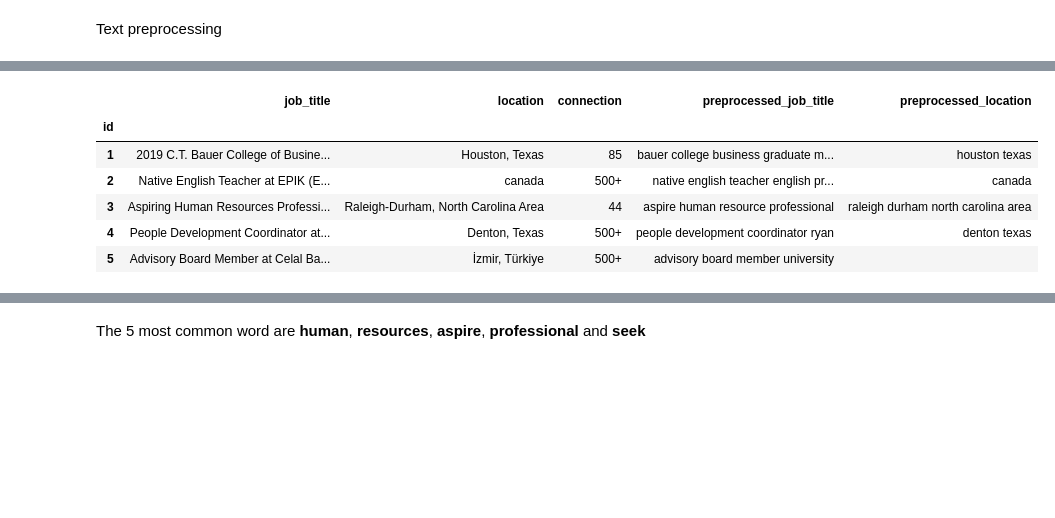
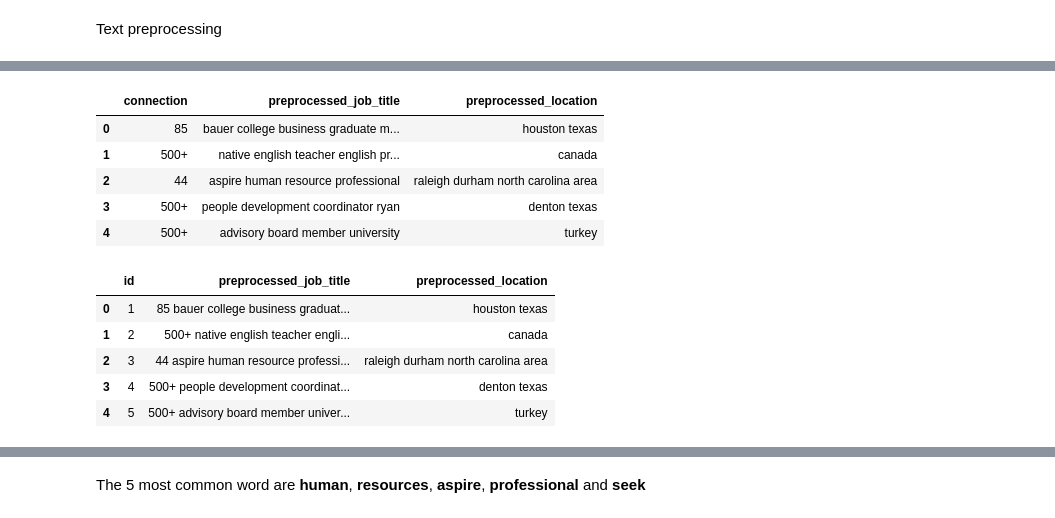
Before and after one commit to gbangout-apziva/potential-talents, a Jupyter notebook: ptalent.ipynb, the cells around one changed output, grey strips where cells are left out. Drawn from its saved outputs; the diff is of its cells as text; code cells hidden in the pictures; blank space fills up the shorter version.

```diff
--- a/ptalent.ipynb
+++ b/ptalent.ipynb
@@ -19,5 +42,5 @@ nlp = spacy.load("en_core_web_lg")
 # %%
 df=pd.read_csv("potential-talents.csv")
-df=df.set_index('id')
+#df=df.set_index('id')
 df.head()
 # %% [output]
@@ -93,16 +139,12 @@ nlp = spacy.load("en_core_web_lg")
 # %%
-#use this utility function to preprocess the text
-#1. Remove the stop words
-#2. Convert to base form using lemmatisation with lower case
-
-def preprocess(text):
-    doc = nlp(text)
-    filtered_tokens = []
-    for token in doc:
-        if token.is_stop or token.is_punct or token.is_digit:
-            continue
-        filtered_tokens.append(token.lemma_.lower())
-    return ' '.join(filtered_tokens)
+# def preprocess(text):
+#     doc = nlp(text)
+#     filtered_tokens = []
+#     for token in doc:
+#         if token.is_stop or token.is_punct or token.is_digit:
+#             continue
+#         filtered_tokens.append(token.lemma_.lower())
+#     return ' '.join(filtered_tokens)
 # %%
 #create a new column "preprocessed_text" which store the clean form of given text [use apply and lambda function]
 
@@ -120,9 +161,9 @@ df.head()
 # %%
 #replace abreviations and uncorrect words by there real texts
-df.replace({'preprocessed_job_title' : { 'chro' : 'chief human resources officer', 'svp' : 'senior vice president'
-        ,'gphr' : 'global professional in human resources','hris' : 'human resources management system'
-        , 'csr' : 'corporate social responsibility', 'sphr' : 'strategic and policy-making certification'
-        , 'hr' : 'human resources'}}, regex=True, inplace=True)
+df.replace({'preprocessed_job_title' : { 'chro' : 'chro chief human resources officer', 'svp' : 'svp senior vice president'
+        ,'gphr' : 'gphr global professional in human resources','hris' : 'hris human resources management system'
+        , 'csr' : 'csr corporate social responsibility', 'sphr' : 'sphr strategic and policy-making certification'
+        , 'hr' : 'hr human resources', '|':''}}, regex=True, inplace=True)
 
 df.replace({'preprocessed_location' : { 'kanada' : 'canada', 'türkiye':'turkey', 'amerika birleşik devletleri' : 'united states america'}}, regex=True, inplace=True)
 # %%
@@ -138,21 +178,23 @@ df.head()
 # %%
 #Second utility function to preprocess words out of vocabulary
 def preprocess1(text):
     doc = nlp(text)
     filtered_tokens = []
     for token in doc:
         if token.is_stop or token.is_punct or token.is_digit or token.is_oov:
             continue
         filtered_tokens.append(token.lemma_.lower())
     return ' '.join(filtered_tokens)
 df['preprocessed_job_title'] = df['preprocessed_job_title'].apply(lambda text: preprocess1(text))
 df['preprocessed_location'] = df['preprocessed_location'].apply(lambda text: preprocess1(text))
-df.head()
+
+df1 =df[['connection','preprocessed_job_title','preprocessed_location']]
+# df1 =df[['preprocessed_job_title','preprocessed_location']]
+df1.head()
 # %% [output]
-|  | job_title | location | connection | preprocessed_job_title | preprocessed_location |
-| id |  |  |  |  |  |
-| 1 | 2019 C.T. Bauer College of Busine... | Houston, Texas | 85 | bauer college business graduate m... | houston texas |
-| 2 | Native English Teacher at EPIK (E... | canada | 500+ | native english teacher english pr... | canada |
-| 3 | Aspiring Human Resources Professi... | Raleigh-Durham, North Carolina Area | 44 | aspire human resource professional | raleigh durham north carolina area |
-| 4 | People Development Coordinator at... | Denton, Texas | 500+ | people development coordinator ryan | denton texas |
-| 5 | Advisory Board Member at Celal Ba... | İzmir, Türkiye | 500+ | advisory board member university |  |
+|  | connection | preprocessed_job_title | preprocessed_location |
+| 0 | 85 | bauer college business graduate m... | houston texas |
+| 1 | 500+ | native english teacher english pr... | canada |
+| 2 | 44 | aspire human resource professional | raleigh durham north carolina area |
+| 3 | 500+ | people development coordinator ryan | denton texas |
+| 4 | 500+ | advisory board member university | turkey |
@@ -159,3 +205,12 @@ df.head()
+# %%
+df.head()
+# %% [output]
+|  | id | preprocessed_job_title | preprocessed_location |
+| 0 | 1 | 85 bauer college business graduat... | houston texas |
+| 1 | 2 | 500+ native english teacher engli... | canada |
+| 2 | 3 | 44 aspire human resource professi... | raleigh durham north carolina area |
+| 3 | 4 | 500+ people development coordinat... | denton texas |
+| 4 | 5 | 500+ advisory board member univer... | turkey |
 # %%
 words_counts = Counter()
 for i in df.preprocessed_job_title:
```
Also changed, not shown: parts of 38 cells of this notebook.
